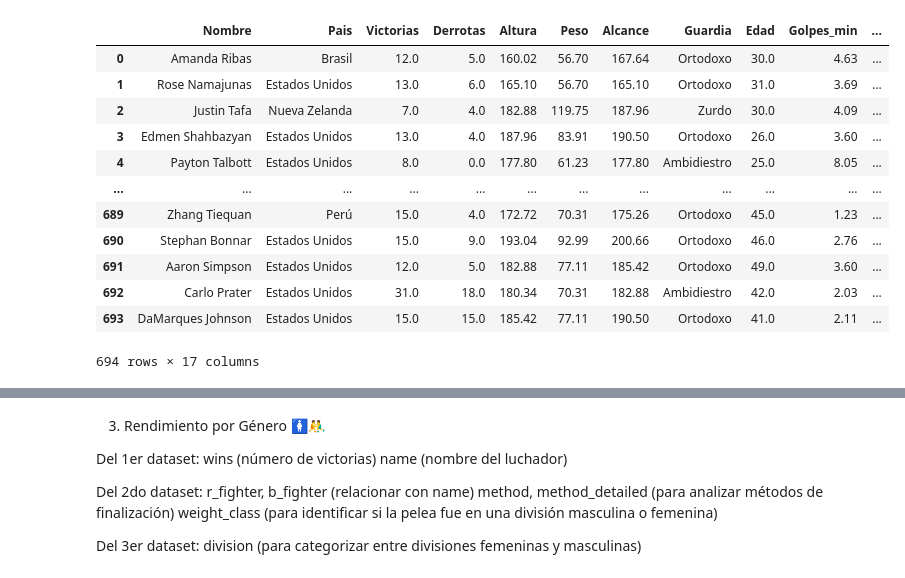
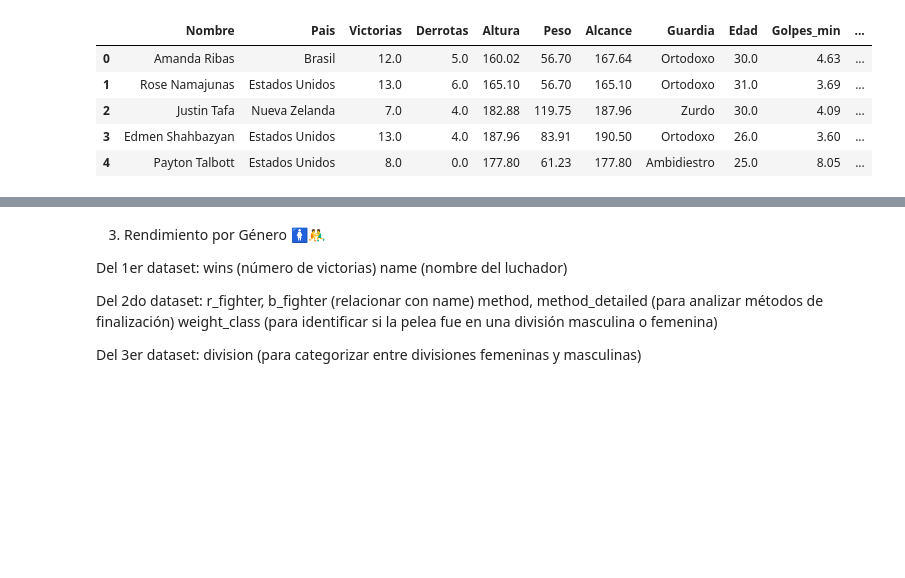
Before and after one commit to JavierRodriguezFontiveros/UFC_EDA, a Jupyter notebook: SRC/notebook/Hipotesis.ipynb, the cells around one changed output, grey strips where cells are left out. Cells and saved outputs as stored; diff of their text form; code cells hidden in the pictures; blank space fills up the shorter version.

```diff
--- a/SRC/notebook/Hipotesis.ipynb
+++ b/SRC/notebook/Hipotesis.ipynb
@@ -9,19 +9,12 @@ df_1 = pd.read_csv("./estadisticas_peleador_limpio.csv", index_col=0)
 df_2 = pd.read_csv("./Enfrentamientos_limpio.csv", index_col=0)
 df_3 = pd.read_csv("./Categorias_por_peso.csv", index_col=0)
 # %%
-df_1
+df_1.head()
 # %% [output]
 |  | Nombre | Pais | Victorias | Derrotas | Altura | Peso | Alcance | Guardia | Edad | Golpes_min | ... |
 | 0 | Amanda Ribas | Brasil | 12.0 | 5.0 | 160.02 | 56.70 | 167.64 | Ortodoxo | 30.0 | 4.63 | ... |
 | 1 | Rose Namajunas | Estados Unidos | 13.0 | 6.0 | 165.10 | 56.70 | 165.10 | Ortodoxo | 31.0 | 3.69 | ... |
 | 2 | Justin Tafa | Nueva Zelanda | 7.0 | 4.0 | 182.88 | 119.75 | 187.96 | Zurdo | 30.0 | 4.09 | ... |
 | 3 | Edmen Shahbazyan | Estados Unidos | 13.0 | 4.0 | 187.96 | 83.91 | 190.50 | Ortodoxo | 26.0 | 3.60 | ... |
 | 4 | Payton Talbott | Estados Unidos | 8.0 | 0.0 | 177.80 | 61.23 | 177.80 | Ambidiestro | 25.0 | 8.05 | ... |
-| ... | ... | ... | ... | ... | ... | ... | ... | ... | ... | ... | ... |
-| 689 | Zhang Tiequan | Perú | 15.0 | 4.0 | 172.72 | 70.31 | 175.26 | Ortodoxo | 45.0 | 1.23 | ... |
-| 690 | Stephan Bonnar | Estados Unidos | 15.0 | 9.0 | 193.04 | 92.99 | 200.66 | Ortodoxo | 46.0 | 2.76 | ... |
-| 691 | Aaron Simpson | Estados Unidos | 12.0 | 5.0 | 182.88 | 77.11 | 185.42 | Ortodoxo | 49.0 | 3.60 | ... |
-| 692 | Carlo Prater | Estados Unidos | 31.0 | 18.0 | 180.34 | 70.31 | 182.88 | Ambidiestro | 42.0 | 2.03 | ... |
-| 693 | DaMarques Johnson | Estados Unidos | 15.0 | 15.0 | 185.42 | 77.11 | 190.50 | Ortodoxo | 41.0 | 2.11 | ... |
-694 rows × 17 columns
 # %%
```
Also changed, not shown: parts of 23 cells of this notebook, 1 other file.
